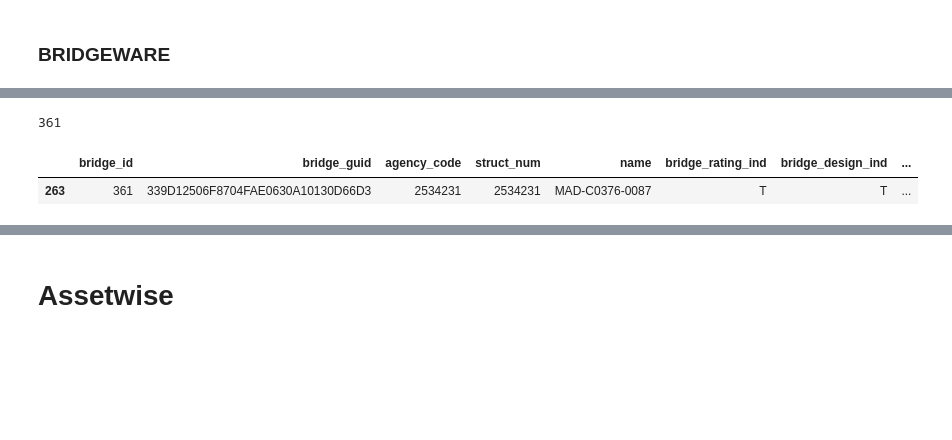
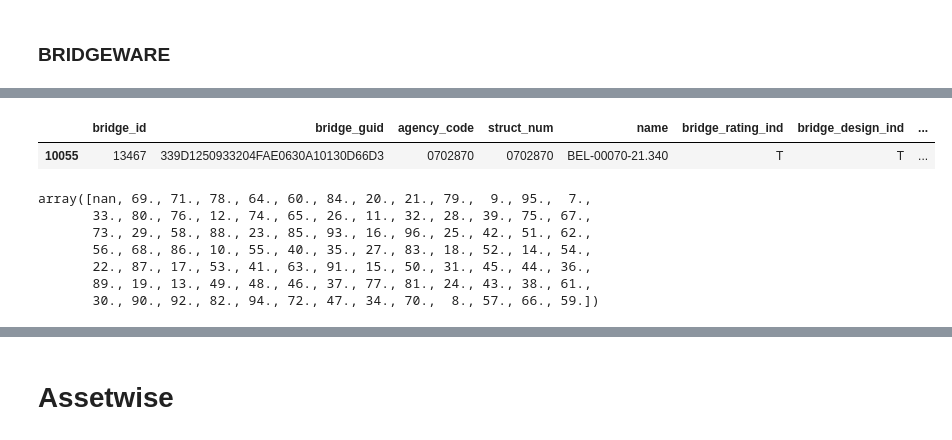
Before and after one commit to drparks71w/CivilPy, a Jupyter notebook: Notebooks/Bridge Queries.ipynb, the cells around one changed output, grey strips where cells are left out. Cells and saved outputs as stored; diff of their text form; code cells hidden in the pictures; blank space fills up the shorter version.

```diff
--- a/Notebooks/Bridge Queries.ipynb
+++ b/Notebooks/Bridge Queries.ipynb
@@ -314,9 +329,5 @@ ABW_DIAPH_LOC:
-# %%
-bridge_index
-# %% [output]
-361
-# %%
-single_bridge
-# %% [output]
-|  | bridge_id | bridge_guid | agency_code | struct_num | name | bridge_rating_ind | bridge_design_ind | ... |
-| 263 | 361 | 339D12506F8704FAE0630A10130D66D3 | 2534231 | 2534231 | MAD-C0376-0087 | T | T | ... |
+# %%
+data_frames['ABW_BRIDGE']
+# %% [output]
+|  | bridge_id | bridge_guid | agency_code | struct_num | name | bridge_rating_ind | bridge_design_ind | ... |
+| 10055 | 13467 | 339D1250933204FAE0630A10130D66D3 | 0702870 | 0702870 | BEL-00070-21.340 | T | T | ... |
@@ -322,0 +354,10 @@ single_bridge
+# %%
+sfns['county_param_id'].unique()
+# %% [output]
+array([nan, 69., 71., 78., 64., 60., 84., 20., 21., 79.,  9., 95.,  7.,
+       33., 80., 76., 12., 74., 65., 26., 11., 32., 28., 39., 75., 67.,
+       73., 29., 58., 88., 23., 85., 93., 16., 96., 25., 42., 51., 62.,
+       56., 68., 86., 10., 55., 40., 35., 27., 83., 18., 52., 14., 54.,
+       22., 87., 17., 53., 41., 63., 91., 15., 50., 31., 45., 44., 36.,
+       89., 19., 13., 49., 48., 46., 37., 77., 81., 24., 43., 38., 61.,
+       30., 90., 92., 82., 94., 72., 47., 34., 70.,  8., 57., 66., 59.])
```
Also changed, not shown: parts of 31 cells of this notebook, 4 other files.
